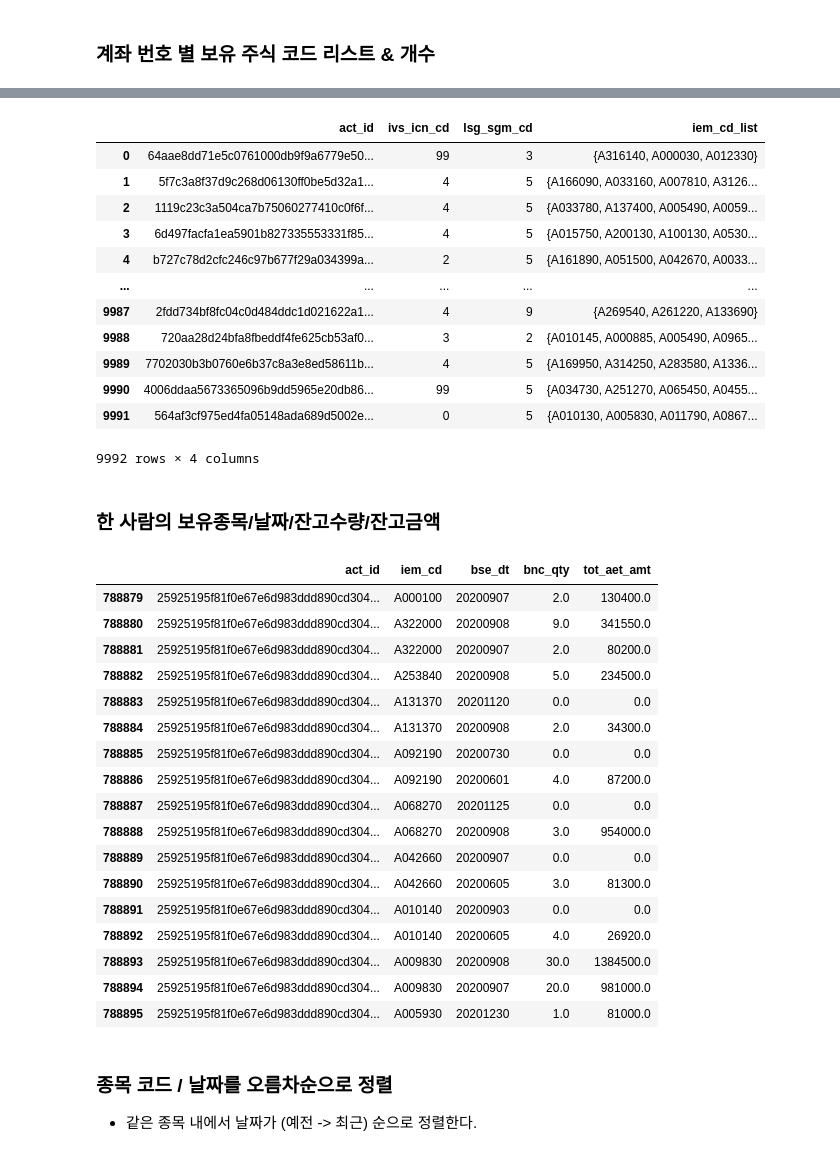
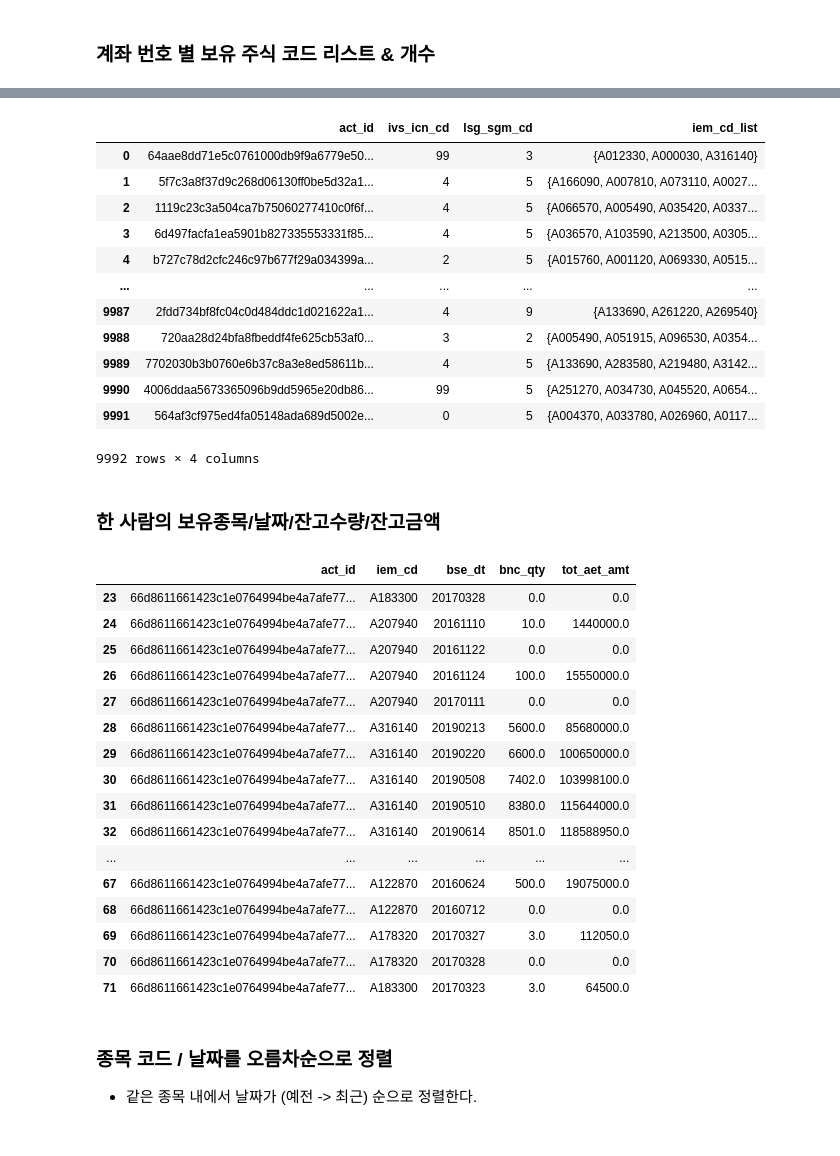
Before and after one commit to nananana-Banana/2021-nh-bigdata-competition, a Jupyter notebook: analysis/cus_hist_analysis.ipynb, the cells around one changed output, grey strips where cells are left out. Saved outputs shown, nothing was run; the diff lists cells and outputs as text; code cells hidden in the pictures.

```diff
--- a/analysis/cus_hist_analysis.ipynb
+++ b/analysis/cus_hist_analysis.ipynb
@@ -49,9 +43,12 @@ rc('font', family='AppleGothic')
 plt.rcParams['axes.unicode_minus'] = False
 # %%
 # hist = pd.read_csv(conf.data_path + 'stk_bnc_hist.csv')
-hist = pd.read_csv(conf.data_path + 'stk_bnc_hist.csv')
-iem = pd.read_csv(conf.data_path + 'iem_info_20210902.csv')
-cus = pd.read_csv(conf.data_path + 'cus_info.csv')
+# hist = pd.read_csv(conf.data_path + 'stk_bnc_hist.csv')
+# iem = pd.read_csv(conf.data_path + 'iem_info_20210902.csv')
+# cus = pd.read_csv(conf.data_path + 'cus_info.csv')
+hist = pd.read_csv('~/Study/' + conf.data_path[2:] + 'stk_bnc_hist.csv')  # 아정
+iem = pd.read_csv('~/Study/' + conf.data_path[2:] + 'iem_info_20210902.csv')  # 아정
+cus = pd.read_csv('~/Study/' + conf.data_path[2:] + 'cus_info.csv')  # 아정
 # %%
 hist.head()
 # %% [output]
@@ -119,42 +116,41 @@ cus_cd = pd.merge(cus_stg, id_cd_list, on = 'act_id')
 cus_cd
 # %% [output]
 |  | act_id | ivs_icn_cd | lsg_sgm_cd | iem_cd_list |
-| 0 | 64aae8dd71e5c0761000db9f9a6779e50... | 99 | 3 | {A316140, A000030, A012330} |
-| 1 | 5f7c3a8f37d9c268d06130ff0be5d32a1... | 4 | 5 | {A166090, A033160, A007810, A3126... |
-| 2 | 1119c23c3a504ca7b75060277410c0f6f... | 4 | 5 | {A033780, A137400, A005490, A0059... |
-| 3 | 6d497facfa1ea5901b827335553331f85... | 4 | 5 | {A015750, A200130, A100130, A0530... |
-| 4 | b727c78d2cfc246c97b677f29a034399a... | 2 | 5 | {A161890, A051500, A042670, A0033... |
+| 0 | 64aae8dd71e5c0761000db9f9a6779e50... | 99 | 3 | {A012330, A000030, A316140} |
+| 1 | 5f7c3a8f37d9c268d06130ff0be5d32a1... | 4 | 5 | {A166090, A007810, A073110, A0027... |
+| 2 | 1119c23c3a504ca7b75060277410c0f6f... | 4 | 5 | {A066570, A005490, A035420, A0337... |
+| 3 | 6d497facfa1ea5901b827335553331f85... | 4 | 5 | {A036570, A103590, A213500, A0305... |
+| 4 | b727c78d2cfc246c97b677f29a034399a... | 2 | 5 | {A015760, A001120, A069330, A0515... |
 | ... | ... | ... | ... | ... |
-| 9987 | 2fdd734bf8fc04c0d484ddc1d021622a1... | 4 | 9 | {A269540, A261220, A133690} |
-| 9988 | 720aa28d24bfa8fbeddf4fe625cb53af0... | 3 | 2 | {A010145, A000885, A005490, A0965... |
-| 9989 | 7702030b3b0760e6b37c8a3e8ed58611b... | 4 | 5 | {A169950, A314250, A283580, A1336... |
-| 9990 | 4006ddaa5673365096b9dd5965e20db86... | 99 | 5 | {A034730, A251270, A065450, A0455... |
-| 9991 | 564af3cf975ed4fa05148ada689d5002e... | 0 | 5 | {A010130, A005830, A011790, A0867... |
+| 9987 | 2fdd734bf8fc04c0d484ddc1d021622a1... | 4 | 9 | {A133690, A261220, A269540} |
+| 9988 | 720aa28d24bfa8fbeddf4fe625cb53af0... | 3 | 2 | {A005490, A051915, A096530, A0354... |
+| 9989 | 7702030b3b0760e6b37c8a3e8ed58611b... | 4 | 5 | {A133690, A283580, A219480, A3142... |
+| 9990 | 4006ddaa5673365096b9dd5965e20db86... | 99 | 5 | {A251270, A034730, A045520, A0654... |
+| 9991 | 564af3cf975ed4fa05148ada689d5002e... | 0 | 5 | {A004370, A033780, A026960, A0117... |
 9992 rows × 4 columns
 # %% [markdown]
 ### 한 사람의 보유종목/날짜/잔고수량/잔고금액
 # %%
-df = hist[(hist['act_id'] == '25925195f81f0e67e6d983ddd890cd30456f38cb4a3926d4f9d831b57995b021')][['act_id', 'iem_cd', 'bse_dt', 'bnc_qty', 'tot_aet_amt']]
+df = hist[(hist['act_id'] == '66d8611661423c1e0764994be4a7afe772e70a8f7f3cd2da05b646085d8eb408')][['act_id', 'iem_cd', 'bse_dt', 'bnc_qty', 'tot_aet_amt']]
 df
 # %% [output]
 |  | act_id | iem_cd | bse_dt | bnc_qty | tot_aet_amt |
-| 788879 | 25925195f81f0e67e6d983ddd890cd304... | A000100 | 20200907 | 2.0 | 130400.0 |
-| 788880 | 25925195f81f0e67e6d983ddd890cd304... | A322000 | 20200908 | 9.0 | 341550.0 |
-| 788881 | 25925195f81f0e67e6d983ddd890cd304... | A322000 | 20200907 | 2.0 | 80200.0 |
-| 788882 | 25925195f81f0e67e6d983ddd890cd304... | A253840 | 20200908 | 5.0 | 234500.0 |
-| 788883 | 25925195f81f0e67e6d983ddd890cd304... | A131370 | 20201120 | 0.0 | 0.0 |
-| 788884 | 25925195f81f0e67e6d983ddd890cd304... | A131370 | 20200908 | 2.0 | 34300.0 |
-| 788885 | 25925195f81f0e67e6d983ddd890cd304... | A092190 | 20200730 | 0.0 | 0.0 |
-| 788886 | 25925195f81f0e67e6d983ddd890cd304... | A092190 | 20200601 | 4.0 | 87200.0 |
-| 788887 | 25925195f81f0e67e6d983ddd890cd304... | A068270 | 20201125 | 0.0 | 0.0 |
-| 788888 | 25925195f81f0e67e6d983ddd890cd304... | A068270 | 20200908 | 3.0 | 954000.0 |
-| 788889 | 25925195f81f0e67e6d983ddd890cd304... | A042660 | 20200907 | 0.0 | 0.0 |
-| 788890 | 25925195f81f0e67e6d983ddd890cd304... | A042660 | 20200605 | 3.0 | 81300.0 |
-| 788891 | 25925195f81f0e67e6d983ddd890cd304... | A010140 | 20200903 | 0.0 | 0.0 |
-| 788892 | 25925195f81f0e67e6d983ddd890cd304... | A010140 | 20200605 | 4.0 | 26920.0 |
-| 788893 | 25925195f81f0e67e6d983ddd890cd304... | A009830 | 20200908 | 30.0 | 1384500.0 |
-| 788894 | 25925195f81f0e67e6d983ddd890cd304... | A009830 | 20200907 | 20.0 | 981000.0 |
-| 788895 | 25925195f81f0e67e6d983ddd890cd304... | A005930 | 20201230 | 1.0 | 81000.0 |
+| 23 | 66d8611661423c1e0764994be4a7afe77... | A183300 | 20170328 | 0.0 | 0.0 |
+| 24 | 66d8611661423c1e0764994be4a7afe77... | A207940 | 20161110 | 10.0 | 1440000.0 |
+| 25 | 66d8611661423c1e0764994be4a7afe77... | A207940 | 20161122 | 0.0 | 0.0 |
+| 26 | 66d8611661423c1e0764994be4a7afe77... | A207940 | 20161124 | 100.0 | 15550000.0 |
+| 27 | 66d8611661423c1e0764994be4a7afe77... | A207940 | 20170111 | 0.0 | 0.0 |
+| 28 | 66d8611661423c1e0764994be4a7afe77... | A316140 | 20190213 | 5600.0 | 85680000.0 |
+| 29 | 66d8611661423c1e0764994be4a7afe77... | A316140 | 20190220 | 6600.0 | 100650000.0 |
+| 30 | 66d8611661423c1e0764994be4a7afe77... | A316140 | 20190508 | 7402.0 | 103998100.0 |
+| 31 | 66d8611661423c1e0764994be4a7afe77... | A316140 | 20190510 | 8380.0 | 115644000.0 |
+| 32 | 66d8611661423c1e0764994be4a7afe77... | A316140 | 20190614 | 8501.0 | 118588950.0 |
+| ... | ... | ... | ... | ... | ... |
+| 67 | 66d8611661423c1e0764994be4a7afe77... | A122870 | 20160624 | 500.0 | 19075000.0 |
+| 68 | 66d8611661423c1e0764994be4a7afe77... | A122870 | 20160712 | 0.0 | 0.0 |
+| 69 | 66d8611661423c1e0764994be4a7afe77... | A178320 | 20170327 | 3.0 | 112050.0 |
+| 70 | 66d8611661423c1e0764994be4a7afe77... | A178320 | 20170328 | 0.0 | 0.0 |
+| 71 | 66d8611661423c1e0764994be4a7afe77... | A183300 | 20170323 | 3.0 | 64500.0 |
 # %% [markdown]
 ### 종목 코드 / 날짜를 오름차순으로 정렬
 - 같은 종목 내에서 날짜가 (예전 -> 최근) 순으로 정렬한다.
```
Also changed, not shown: parts of 19 cells of this notebook, 15 other files.
